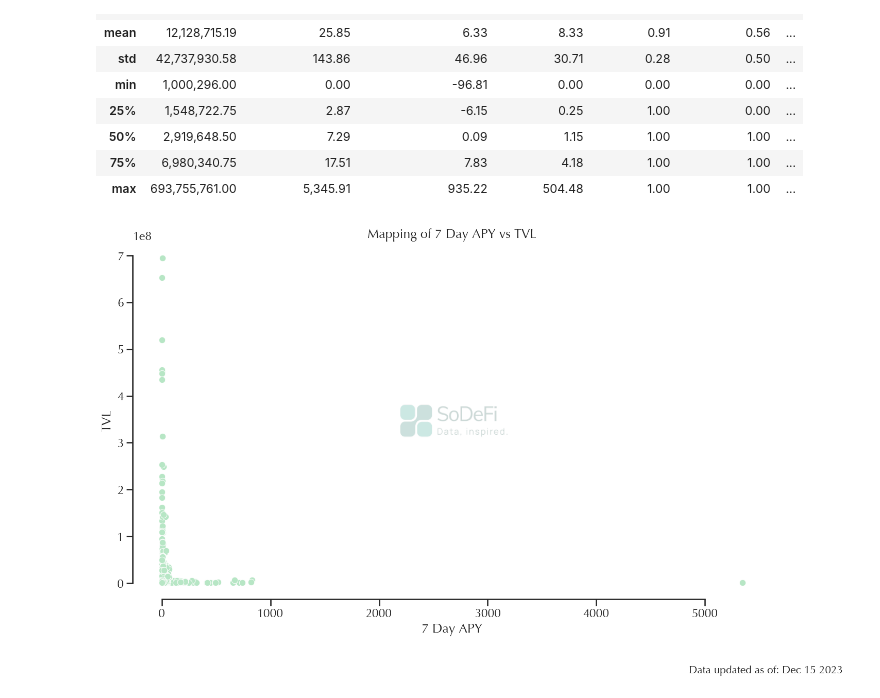
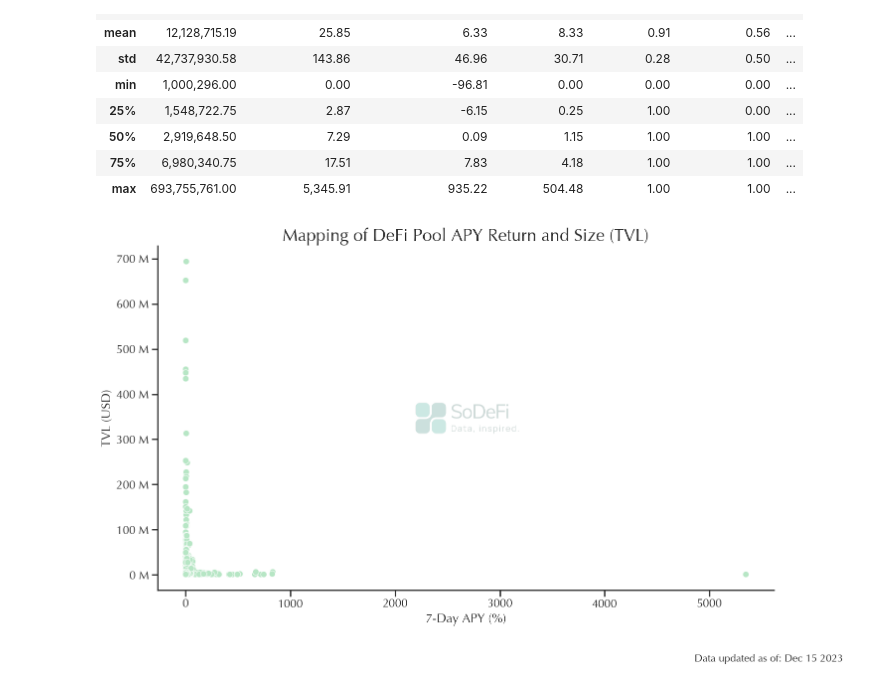
Before and after one commit to RazDwa1923/ML_Price, a Jupyter notebook: DeFi_Pool_k-means_clustering.ipynb, the cells around one changed output. Saved outputs shown, nothing was run; the diff lists cells and outputs as text; code cells hidden in the pictures.

```diff
--- a/DeFi_Pool_k-means_clustering.ipynb
+++ b/DeFi_Pool_k-means_clustering.ipynb
@@ -211,40 +208,49 @@ plt.rcParams['font.family'] = prop.get_name()
 
 #setting color palatte for chart
 sns.set_palette("mako_r",12)
 
 # defining fig and ax
 fig, ax = plt.subplots()
 ax.figure.set_size_inches(16, 9)
 
 # create a scatter plot using seaborn with the x-axis being the 7-day APY and the y-axis being the TVL
-ax = sns.scatterplot(data=data_cluster, x='7_day_rolling_apy', y='tvlUsd', palette='mako_r')
+ax = sns.scatterplot(data=data_cluster, x='7_day_rolling_apy', y='tvlUsd')
 
 #setting the title and axis labels
-plt.title('Mapping of 7 Day APY vs TVL')
-plt.xlabel('7 Day APY')
-plt.ylabel('TVL')
+plt.title('Mapping of DeFi Pool APY Return and Size (TVL)', fontsize=25)
+plt.xlabel('7-Day APY (%)')
+plt.ylabel('TVL (USD)')
 
 # despining the chart
-sns.despine(trim=True, offset=0)
+sns.despine( top=True, right=True)
 
-#adding a string of when data was updated to the  right bottom corner of exhibit
+# adjusting the y ticks to be in millions
+ax.yaxis.set_major_formatter(plt.FuncFormatter(lambda x, loc: "{:,}".format(int(x))))
+
+# adjusting the y ticks labeels to read as '100 M' instead of '100000000'
+ax.yaxis.set_major_formatter(plt.FuncFormatter(lambda x, loc: "{:,}".format(int(x/1000000)) + " M"))
+
+#adding a string of when data was updated to thye  right bottom corner of exhibit
 plt.text(0.8, -0.05, date, fontsize=15, transform=plt.gcf().transFigure)
 
 #adding watermark
 imagebox = OffsetImage(img, zoom=0.8, alpha=0.2)
 imagebox.image.axes = ax
 ao = AnnotationBbox(imagebox, (0.5, 0.5), xycoords='axes fraction', bboxprops={'lw':0})
 ao.patch.set_alpha(0)
 ax.add_artist(ao)
 
+# adjusting the x and y ticks scale
+plt.xticks
+
 #saving chart as png file
 fig.savefig('/Users/karolk/Python_Work/ML_Price/Viz/1.png', dpi=300, bbox_inches='tight', facecolor='white')
 plt.show()
 plt.cla()
 plt.clf()
 plt.close()
 # %% [output]
-[figure, old version]
+[figure, new version]
 # %%
 # Data Visualization - creating a scatter plot using seaborn to visualize the data prior to clustering
 
```
Also changed, not shown: parts of 14 cells of this notebook, 12 other files.
